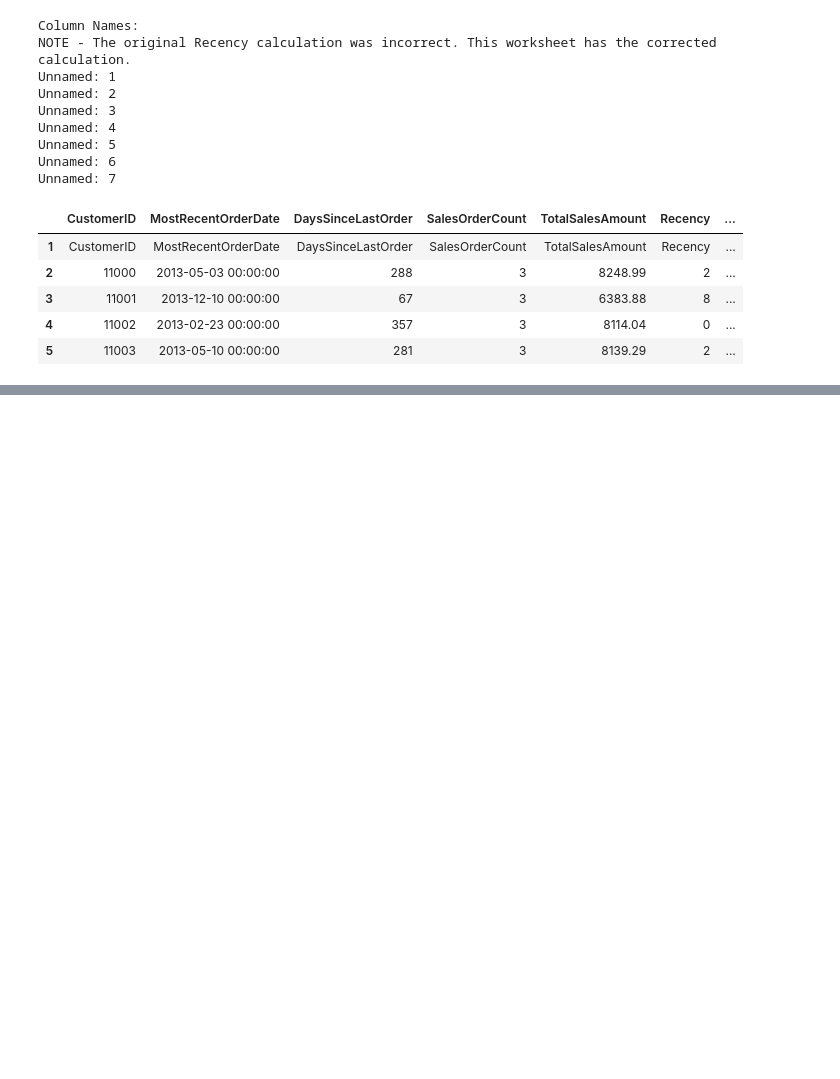
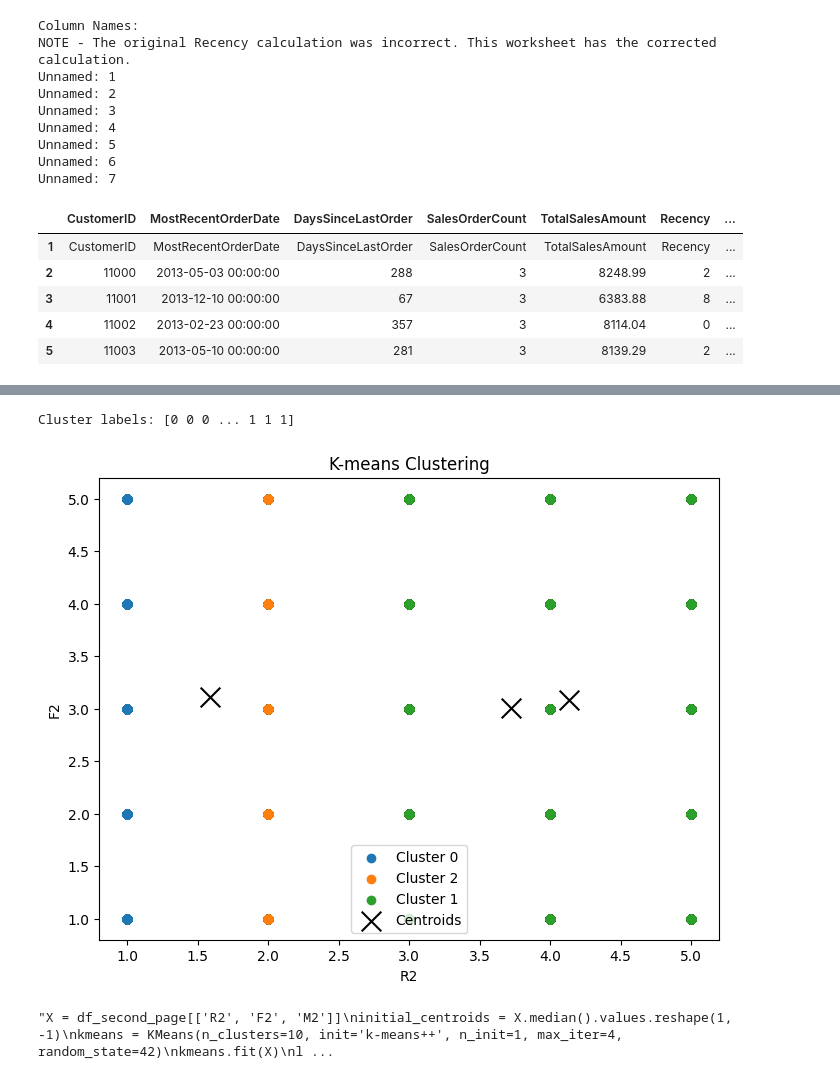
Before and after one commit to MohamedWael45/RFM, a Jupyter notebook: RFM_2.ipynb, the cells around one changed output, grey strips where cells are left out. Drawn from its saved outputs; the diff is of its cells as text; code cells hidden in the pictures; blank space fills up the shorter version.

```diff
--- a/RFM_2.ipynb
+++ b/RFM_2.ipynb
@@ -139,6 +156,15 @@ max_m2 = df_second_page['M2'].max()
 print("Max value of R2:", max_r2)
 print("Max value of M2:", max_m2)
 print("Max value of F2:", max_f2)
+data_type_f2 = df_second_page['F2'].dtype
+
+# Subtract 3 from the value if it's 8 in the "F2" column
+df_second_page['F2'] = df_second_page['F2'].apply(lambda x: x - 3 if x == 8 else (x - 1 if x == 6 else (x + 2 if x == -1 else (x - 2 if x == 7 else (x + 1 if x == 0 else x)))))
+
+
+
+# Print the updated DataFrame
+print(df_second_page)
 # %% [output]
 Max value of R2: 5
 Max value of M2: 5
@@ -145,0 +186,5 @@ Max value of F2: 5
+# %%
+df_second_page.sort_values(by=['R2', 'F2', 'M2'], ascending=True, inplace=True)
+
+# Print the sorted DataFrame
+print(df_second_page)
@@ -145,0 +209,63 @@ Max value of F2: 5
+# %%
+median_R2 = df_second_page['R2'].median()
+median_F2 = df_second_page['F2'].median()
+median_M2 = df_second_page['M2'].median()
+
+# Create initial centroids as the medians of each column
+initial_centroids = np.array([[median_R2, median_F2, median_M2]])
+
+# Define the number of clusters (k)
+k = 3  # Change this to the desired number of segments
+
+# Repeat median calculation k-1 times to get k initial centroids
+for _ in range(k-1):
+    median_R2 = df_second_page['R2'].median()
+    median_F2 = df_second_page['F2'].median()
+    median_M2 = df_second_page['M2'].median()
+    initial_centroids = np.append(initial_centroids, [[median_R2, median_F2, median_M2]], axis=0)
+
+# Perform K-means clustering with the initial centroids
+kmeans = KMeans(n_clusters=k, init=initial_centroids, n_init=1)
+kmeans.fit(df_second_page[['R2', 'F2', 'M2']])
+
+# Print the cluster labels
+print("Cluster labels:", kmeans.labels_)
+
+
+df_second_page['Cluster'] = kmeans.labels_
+
+# Visualize the clusters
+plt.figure(figsize=(8, 6))
+
+# Scatter plot for each cluster
+for cluster in df_second_page['Cluster'].unique():
+    plt.scatter(df_second_page[df_second_page['Cluster'] == cluster]['R2'],
+                df_second_page[df_second_page['Cluster'] == cluster]['F2'],
+                label=f'Cluster {cluster}')
+
+# Plot the centroids
+plt.scatter(kmeans.cluster_centers_[:, 0], kmeans.cluster_centers_[:, 1], marker='x', s=200, c='black', label='Centroids')
+plt.xlabel('R2')
+plt.ylabel('F2')
+plt.title('K-means Clustering')
+plt.legend()
+plt.show()
+
+'''X = df_second_page[['R2', 'F2', 'M2']]
+initial_centroids = X.median().values.reshape(1, -1)
+kmeans = KMeans(n_clusters=10, init='k-means++', n_init=1, max_iter=4, random_state=42)
+kmeans.fit(X)
+labels = kmeans.labels_
+fig = plt.figure(figsize=(8, 6))
+ax = fig.add_subplot(111, projection='3d')
+ax.scatter(X['R2'], X['F2'], X['M2'], c=labels.astype(np.float64), edgecolor='k')
+
+ax.set_xlabel('R2')
+ax.set_ylabel('F2')
+ax.set_zlabel('M2')
+plt.title('K-Means Clustering')
+plt.show()'''
+# %% [output]
+Cluster labels: [0 0 0 ... 1 1 1]
+[figure, added]
+"X = df_second_page[['R2', 'F2', 'M2']]\ninitial_centroids = X.median().values.reshape(1, -1)\nkmeans = KMeans(n_clusters=10, init='k-means++', n_init=1, max_iter=4, random_state=42)\nkmeans.fit(X)\nl ...
```
Also changed, not shown: parts of 6 cells of this notebook.
